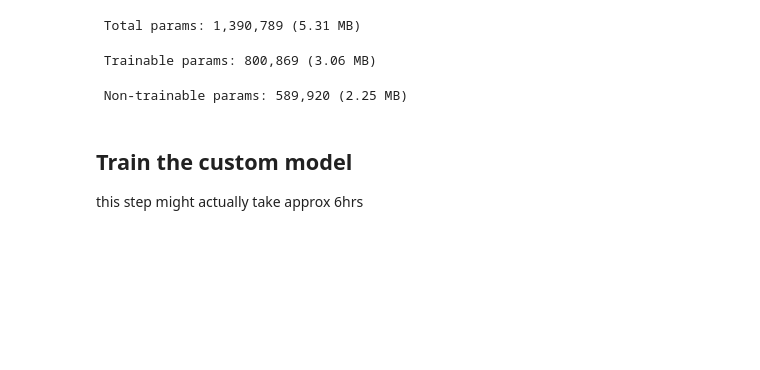
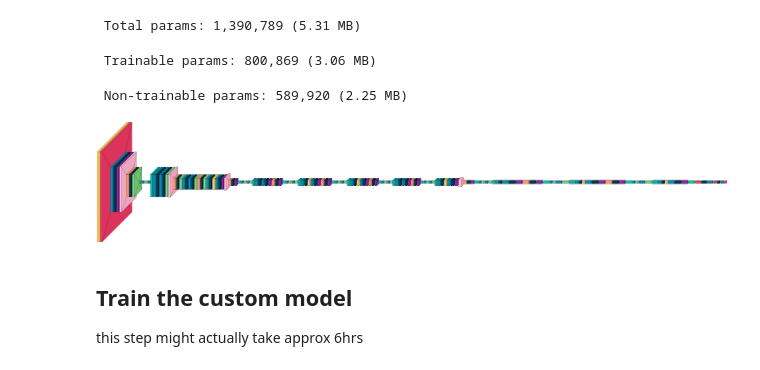
Before and after one commit to Stalinosmj/Malayalam-Transfer-Learning, a Jupyter notebook: Handwritten_Malayalam_Character_recognition_Transfer_Learning.ipynb, the cells around one changed output. Cells and saved outputs as stored; diff of their text form; code cells hidden in the pictures; blank space fills up the shorter version.

```diff
--- a/Handwritten_Malayalam_Character_recognition_Transfer_Learning.ipynb
+++ b/Handwritten_Malayalam_Character_recognition_Transfer_Learning.ipynb
@@ -545,6 +545,14 @@ Model: "functional"
  Total params: 1,390,789 (5.31 MB)
  Trainable params: 800,869 (3.06 MB)
  Non-trainable params: 589,920 (2.25 MB)
+# %%
+
+!pip install visualkeras
+
+import visualkeras
+visualkeras.layered_view(model)
+# %% [output]
+[figure, added]
 # %% [markdown]
 ## Train the custom model
 this step might actually take approx 6hrs
```
Also changed, not shown: parts of 1 cell of this notebook.
